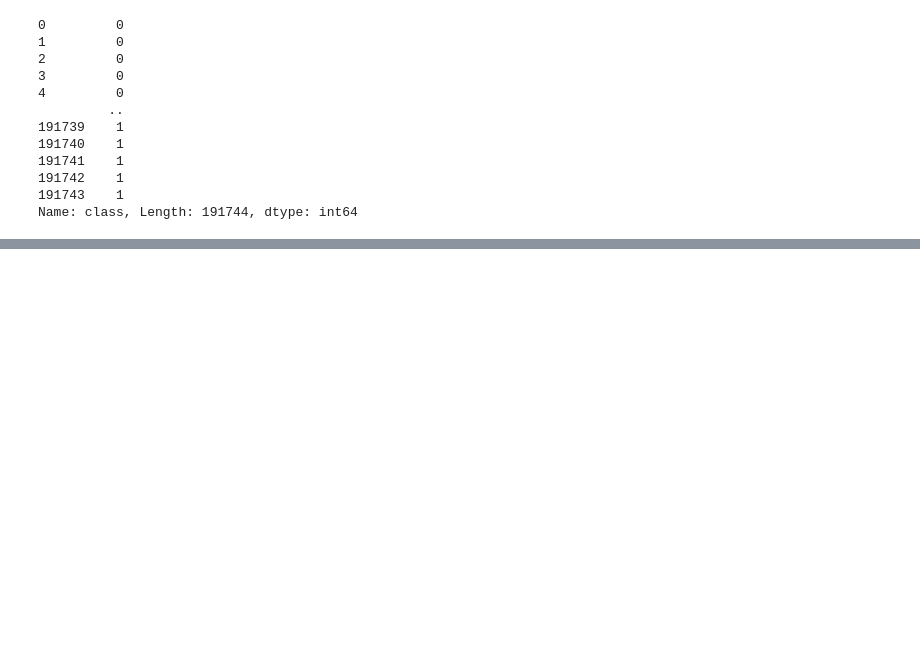
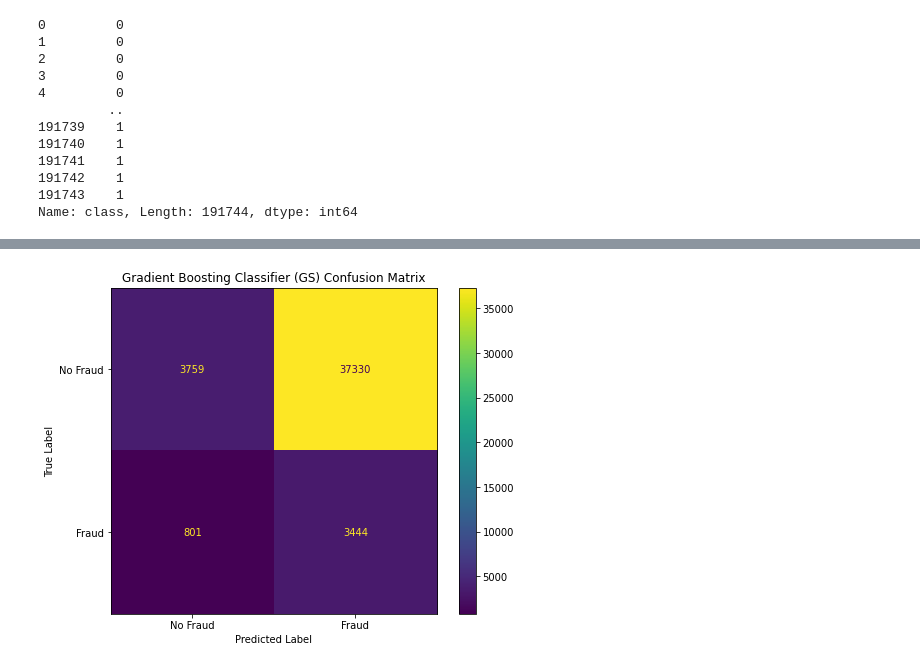
Before and after one commit to lillianlakes/credit-card-fraud-detection, a Jupyter notebook: index.ipynb, the cells around one changed output, grey strips where cells are left out. Cells and saved outputs as stored; diff of their text form; code cells hidden in the pictures; blank space fills up the shorter version.

```diff
--- a/index.ipynb
+++ b/index.ipynb
@@ -1931,43 +2021,43 @@ Name: class, Length: 191744, dtype: int64
 # %%
 # Create an instance of the Gradient Boosting Classifier model
-xgb_model = xgb.XGBClassifier()
+gsgbc_model = GradientBoostingClassifier(random_state=42)
 
-params = {'booster': ['gbtree', 'gblinear', 'dart'],
-          'max_depth' : np.arange(1,6),
+params = {'loss': ['log_loss', 'exponential'],
           "learning_rate" : np.arange(0.1,0.5,0.05),
           "n_estimators" : np.arange(10,100,10)}
 
 # Create an instance of Grid Search CV on the random forest model
-gsxgb =  GridSearchCV(estimator=xgb_model,
+gsgbc =  GridSearchCV(estimator=gsgbc_model,
                      param_grid= params,
                      cv = 10,
-                     n_jobs =-1)
+                     n_jobs =-1,
+                     error_score='raise')
 
 # Train the model on the resampled training data
-gsxgb.fit(X_train_resampled, y_train_resampled)
+gsgbc.fit(X_train_resampled, y_train_resampled)
 
 # Evaluate the model's performance
-gsxgb_best_params = gsxgb.best_params_
+gsgbc_best_params = gsgbc.best_params_
 print('Best Parameters:')
-for k, v in gsxgb_best_params.items():
+for k, v in gsgbc_best_params.items():
     print("  " + str(k) + " => " + str(v))
 
 print('\nBest Score:')
-print(round(gsxgb.best_score_, 5))
+print(round(gsgbc.best_score_, 5))
 
-gsxgb_best_estimator_params = gsxgb.best_estimator_.get_params()
+gsgbc_best_estimator_params = gsgbc.best_estimator_.get_params()
 print('\nBest Estimator Parameters:')
-for k, v in gsxgb_best_estimator_params.items():
+for k, v in gsgbc_best_estimator_params.items():
     print("  " + str(k) + " => " + str(v))
 
 print("\nBest Estimator' Score:")
-gsxgb_best_estimator_score = gsxgb.best_estimator_.score(X_test_clean, y_test)
-print(round(gsxgb_best_estimator_score, 5))
+gsgbc_best_estimator_score = gsgbc.best_estimator_.score(X_test_clean, y_test)
+print(round(gsgbc_best_estimator_score, 5))
 
 # Predict on the testing data
-y_pred_xgb = gsxgb.best_estimator_.predict(X_test_clean)
+y_pred_gsgbc = gsgbc.best_estimator_.predict(X_test_clean)
 
 # Evaluate the model's performance using classification metrics
 print('\nClassification Report:')
-print(classification_report(y_test, y_pred_xgb))
+print(classification_report(y_test, y_pred_gsgbc))
 # %% [output]
@@ -1982,19 +2097,21 @@ pd.DataFrame(gsxgb.cv_results_)
 # %%
 # Create a confusion matrix
-cm = confusion_matrix(y_test, y_pred_xgb)
+cm = confusion_matrix(y_test, y_pred_gsgbc)
 
 # Create a ConfusionMatrixDisplay object
 disp = ConfusionMatrixDisplay(confusion_matrix = cm, display_labels=['No Fraud', 'Fraud'])
 
 # Plot the confusion matrix
 fig, ax = plt.subplots(figsize=(8, 6))
 disp.plot(ax=ax)
 
 # Add a title and axis labels
-plt.title('Gradient Boosting Model Confusion Matrix')
+plt.title('Gradient Boosting Classifier (GS) Confusion Matrix')
 plt.xlabel('Predicted Label')
 plt.ylabel('True Label')
 
 # Show the plot
 
 plt.show()
+# %% [output]
+[figure, added]
```
Also changed, not shown: parts of 20 cells of this notebook.
